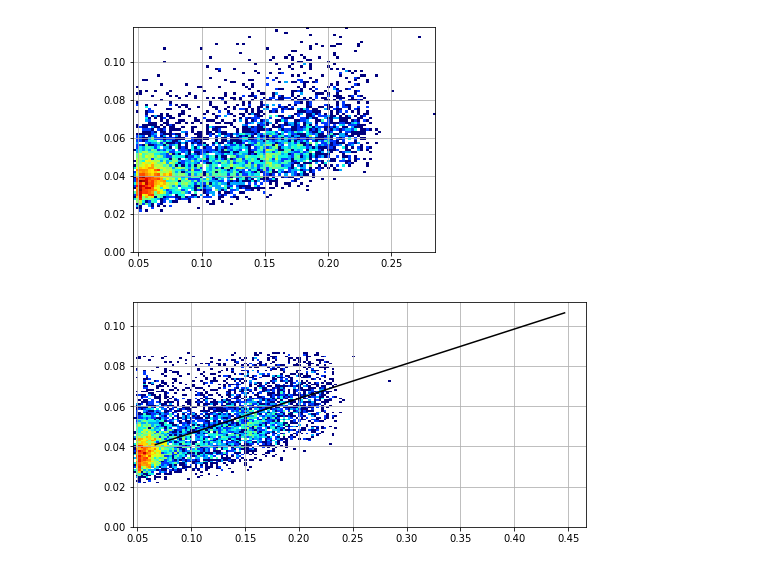
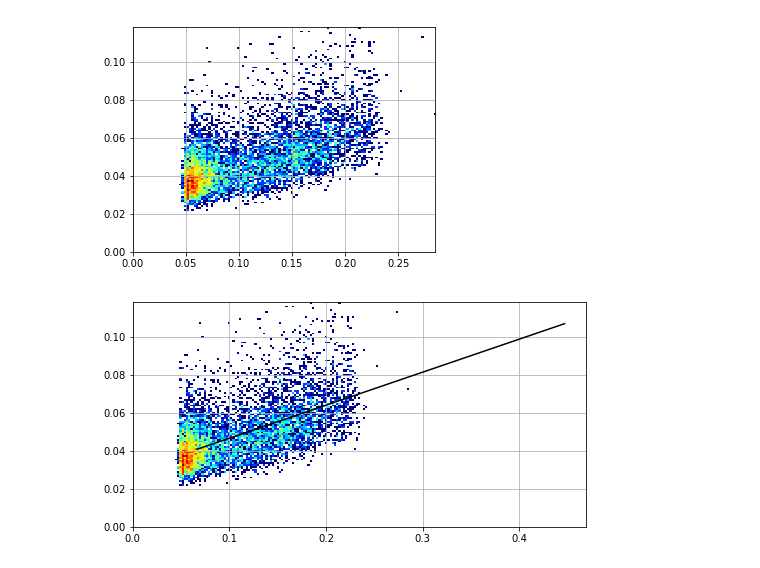
Before and after one commit to sot/vv_trending, a Jupyter notebook: RMS_vs_frac_100.ipynb, the cells around one changed output. Cells and saved outputs as stored; diff of their text form; code cells hidden in the pictures.

```diff
--- a/RMS_vs_frac_100.ipynb
+++ b/RMS_vs_frac_100.ipynb
@@ -31,25 +31,25 @@ obs_min['warm_frac'] = np.array(warm_frac)
 # %%
 norm = mpl.colors.LogNorm()
 my_cm = cm.jet
 fig = plt.figure(figsize=(6,4))
 H, xedges, yedges = np.histogram2d(
     obs_min['warm_frac'],
     obs_min['dr_rms'],
-    bins=100, range=[[np.min(obs_min['warm_frac']), np.max(obs_min['warm_frac'])],
+    bins=125, range=[[0, np.max(obs_min['warm_frac'])],
                      [0, np.percentile(obs_min['dr_rms'], 99.9)]])
 ax1 = fig.add_axes([0.14, 0.14, 0.70, 0.78])
 ax1.pcolorfast(xedges, yedges, H.T, cmap=my_cm, norm=norm)
 plt.grid()
 # %% [output]
-[figure, old version]
+[figure, new version]
 # %%
 
 fig = plt.figure(figsize=(9,4))
 H, xedges, yedges = np.histogram2d(
     obs_min['warm_frac'],
     obs_min['dr_rms'],
-    bins=100, range=[[np.min(obs_min['warm_frac']), np.max(obs_min['warm_frac'])],
-                     [0.0, np.percentile(obs_min['dr_rms'], 98)]])
+    bins=125, range=[[0, np.max(obs_min['warm_frac'])],
+                     [0.0, np.percentile(obs_min['dr_rms'], 99.9)]])
 ax1 = fig.add_axes([0.14, 0.14, 0.70, 0.78])
 ax1.pcolorfast(xedges, yedges, H.T, cmap=my_cm, norm=norm)
 
@@ -62,5 +62,5 @@ x = np.arange(min_frac, w + (.05 * w), 0.01)
 plt.plot(x, np.polyval(p, x), 'k', label='mean')
 plt.grid(True)
 # %% [output]
-[figure, old version]
+[figure, new version]
 # %%
```
Also changed, not shown: parts of 2 cells of this notebook, 2 other files.
